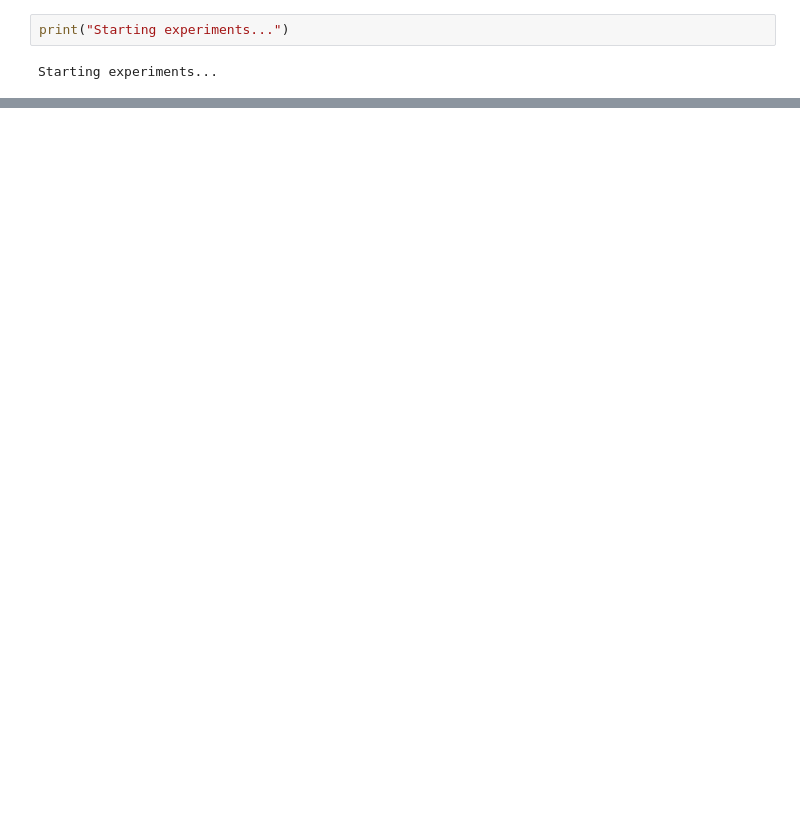
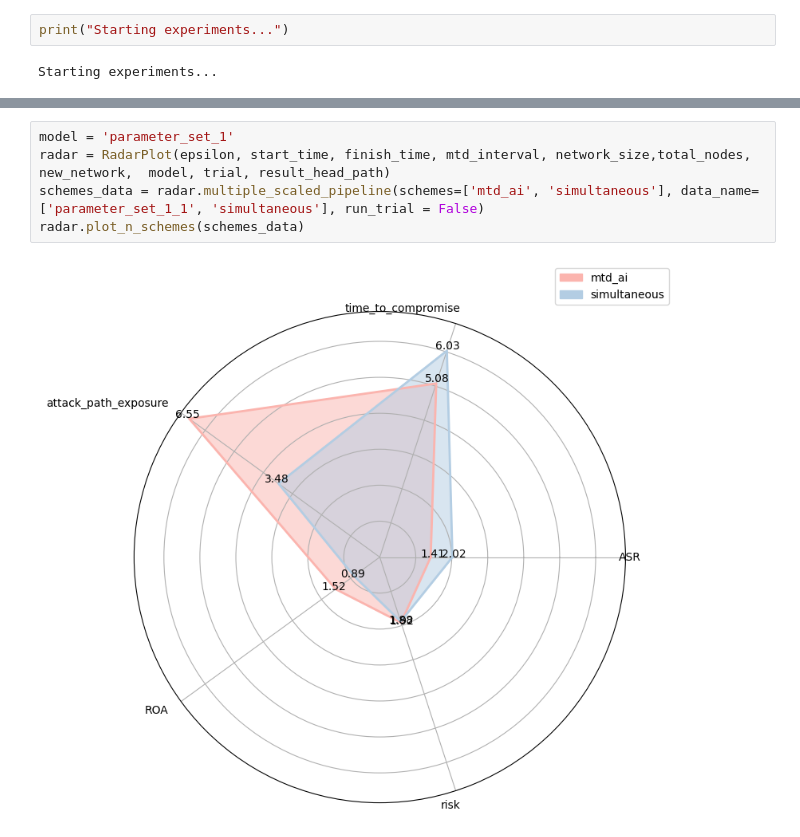
Before and after one commit to MoeBuTa/MTDSim, a Jupyter notebook: experiments/experiments.ipynb, the cells around one changed output, grey strips where cells are left out. Saved outputs shown, nothing was run; the diff lists cells and outputs as text; blank space fills up the shorter version.

```diff
--- a/experiments/experiments.ipynb
+++ b/experiments/experiments.ipynb
@@ -278,0 +323,7 @@ Trial_ 0
+# %%
+model = 'parameter_set_1'
+radar = RadarPlot(epsilon, start_time, finish_time, mtd_interval, network_size,total_nodes, new_network,  model, trial, result_head_path)
+schemes_data = radar.multiple_scaled_pipeline(schemes=['mtd_ai', 'simultaneous'], data_name=['parameter_set_1_1', 'simultaneous'], run_trial = False)
+radar.plot_n_schemes(schemes_data)
+# %% [output]
+[figure, added]
```
Also changed, not shown: parts of 16 cells of this notebook, 6 other files.
